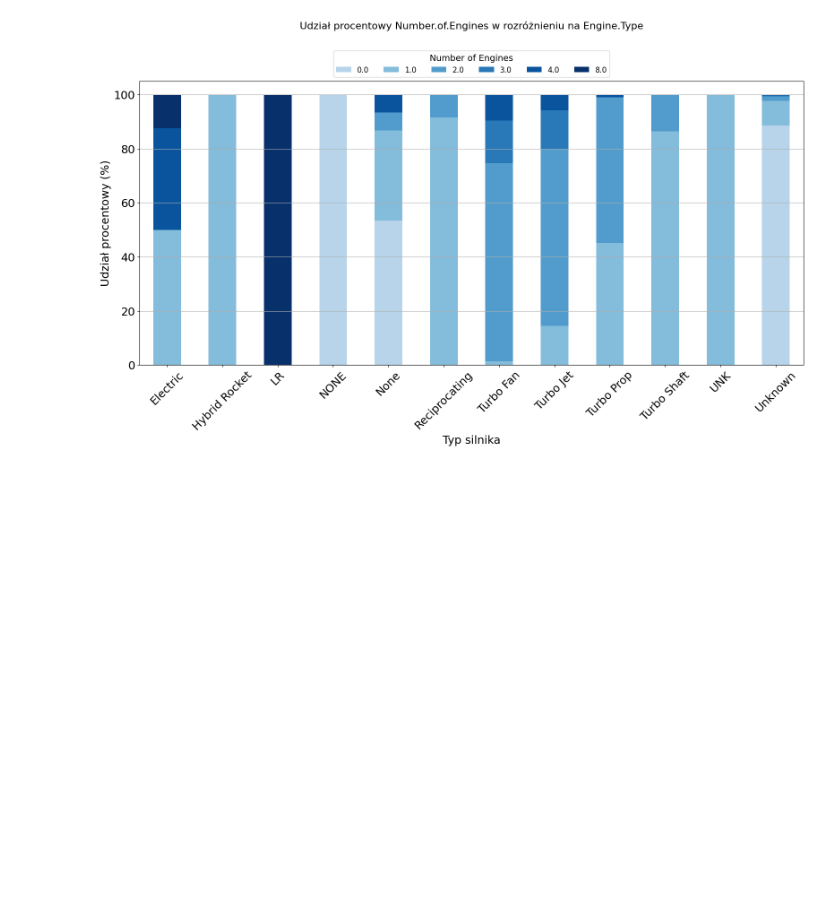
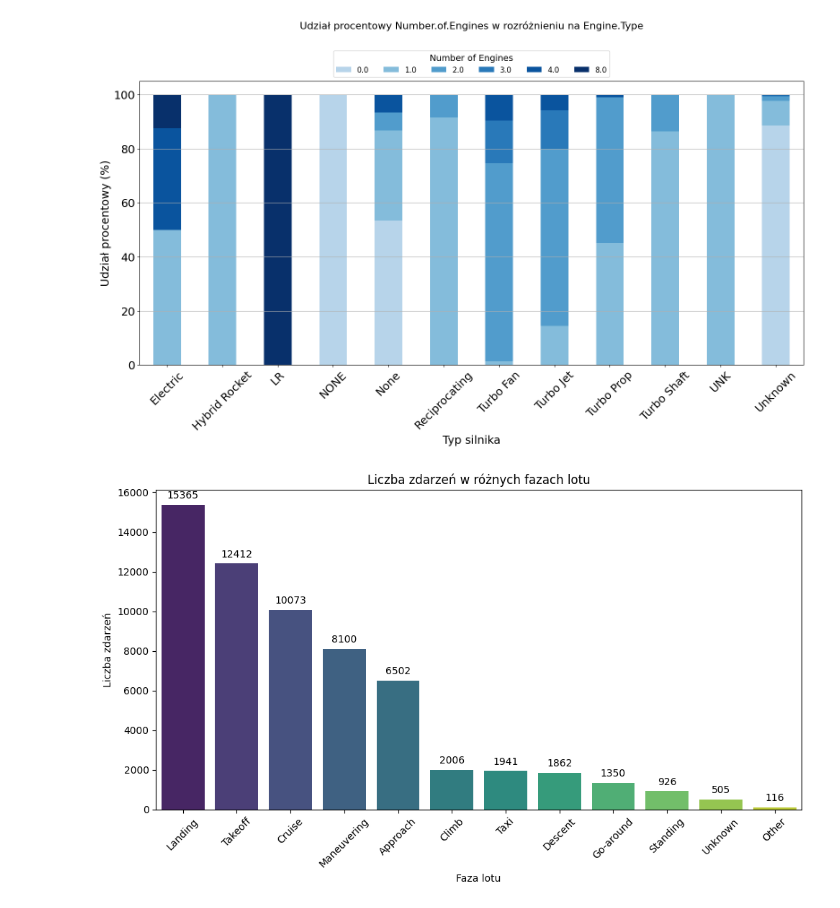
Before and after one commit to infoshareacademy/jdszr13-pocieszyciele_wrazliwych_danych, a Jupyter notebook: ml-projekt-pwd/katastrofy.ipynb, the cells around one changed output. Drawn from its saved outputs; the diff is of its cells as text; code cells hidden in the pictures; blank space fills up the shorter version.

```diff
--- a/ml-projekt-pwd/katastrofy.ipynb
+++ b/ml-projekt-pwd/katastrofy.ipynb
@@ -8,7 +8,7 @@ import seaborn as sns
 #!pip install pandasai
 #!pip install --upgrade pandas pandasai
 # %%
-pre_df = pd.read_csv('dane/AviationData.csv', encoding='ISO-8859-1', dtype={6: str, 7: str, 28: str})
+df = pd.read_csv('dane/AviationData.csv', encoding='ISO-8859-1', dtype={6: str, 7: str, 28: str})
 df = df[df['Country'] == 'United States']
 # %%
 df['Number.of.Engines'] = df['Number.of.Engines'].astype(float)
@@ -167,3 +168,26 @@ plt.tight_layout()
 plt.show()
 # %% [output]
 [figure]
+# %%
+# Zliczanie liczby zdarzeń dla każdej fazy lotu
+counts = df['Broad.phase.of.flight'].value_counts()
+
+plt.figure(figsize=(10,6))
+barplot = sns.barplot(x=counts.index, y=counts.values, palette='viridis')
+plt.xticks(rotation=45)
+plt.title('Liczba zdarzeń w różnych fazach lotu')
+plt.ylabel('Liczba zdarzeń')
+plt.xlabel('Faza lotu')
+
+# Dodanie etykiet
+for p in barplot.patches:
+    barplot.annotate(f'{int(p.get_height())}',
+                     (p.get_x() + p.get_width() / 2., p.get_height()),
+                     ha='center', va='center',
+                     xytext=(0, 9),
+                     textcoords='offset points')
+
+plt.tight_layout()
+plt.show()
+# %% [output]
+[figure, added]
```
Also changed, not shown: parts of 3 cells of this notebook, 11 other files.
